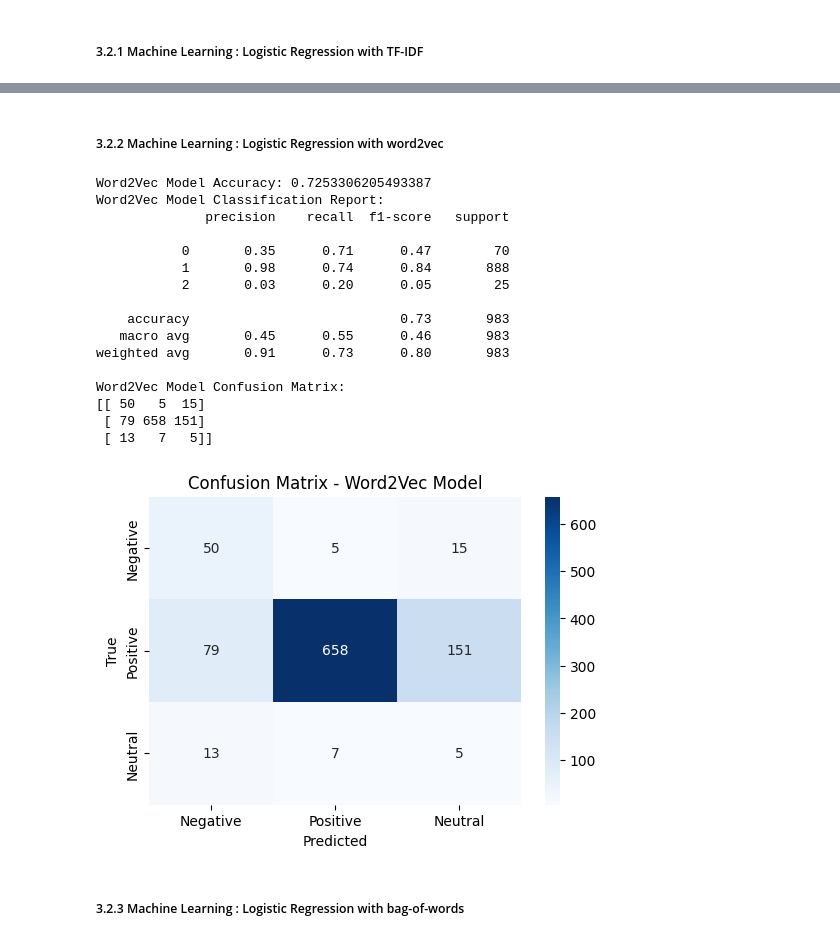
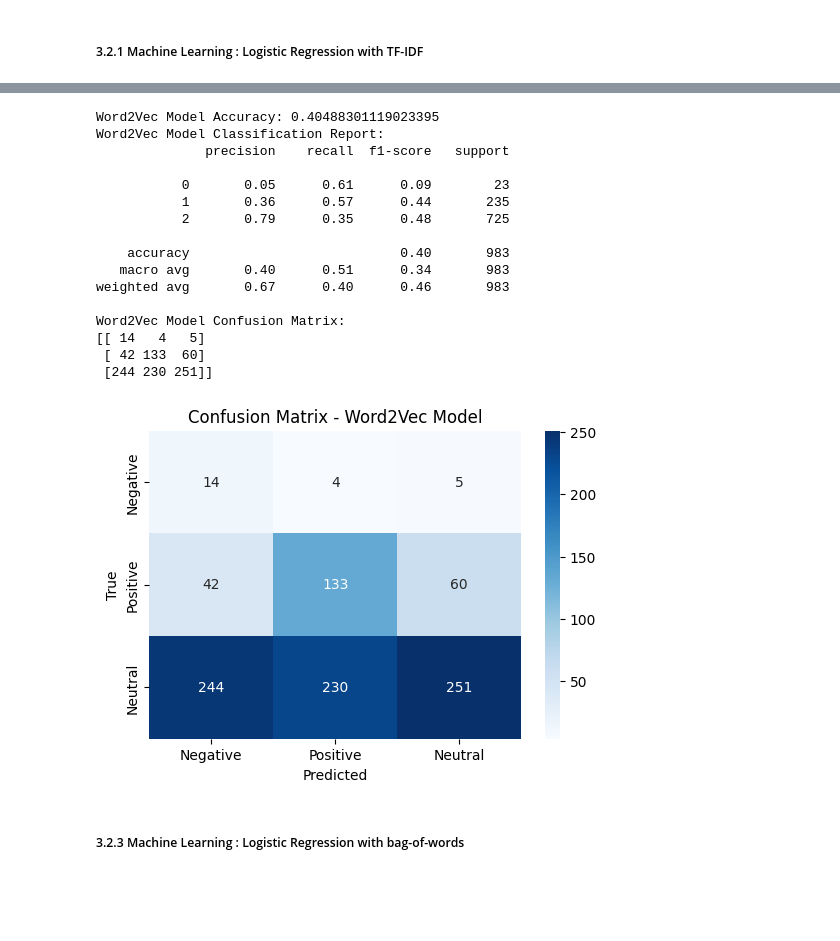
Before and after one commit to Jianting-Selina/CSCN8010_practical_lab, a Jupyter notebook: FinalProjectApplying NLP.ipynb, the cells around one changed output, grey strips where cells are left out. Cells and saved outputs as stored; diff of their text form; code cells hidden in the pictures; blank space fills up the shorter version.

```diff
--- a/FinalProjectApplying NLP.ipynb
+++ b/FinalProjectApplying NLP.ipynb
@@ -606,10 +606,9 @@ X_tfidf = tfidf_features
 
 print(data['sentiment'].unique)
 # Encode sentiment labels
-data['sentiment_encoded'] = data['sentiment'].map({'Positive': 1, 'Negative': 0, 'Neutral': 2})
+data['sentiment_encoded'] = data['sentiment'].map({'positive': 1, 'negative': 0, 'neutral': 2})
 y = data['sentiment_encoded']
-unmapped_values = data[~data['sentiment'].isin(['Positive', 'Negative', 'Neutral'])]
-print(unmapped_values)
+
 
 # Split the data for TF-IDF model
 X_tfidf_train, X_tfidf_test, y_tfidf_train, y_tfidf_test = train_test_split(
@@ -691,5 +720,3 @@ data.head(5)
-# %% [markdown]
-##### 3.2.2 Machine Learning : Logistic Regression with word2vec
 # %%
 from imblearn.over_sampling import SMOTE
 from sklearn.model_selection import train_test_split
@@ -703,7 +730,7 @@ import matplotlib.pyplot as plt
 X_w2v = np.vstack(data['word2vec_embedding'].values)
 
 # Encode 'sentiment' column into numeric labels
-data['sentiment_encoded'] = data['sentiment'].map({'Positive': 1, 'Negative': 0, 'Neutral': 2})
+data['sentiment_encoded'] = data['sentiment'].map({'positive': 1, 'negative': 0, 'neutral': 2})
 y = data['sentiment_encoded']
 
 # Split the data for Word2Vec model
@@ -722,44 +749,44 @@ y_w2v_pred = w2v_model.predict(X_w2v_test)
 
 # Evaluate the Word2Vec model
 w2v_accuracy = accuracy_score(y_w2v_test, y_w2v_pred)
 print(f"Word2Vec Model Accuracy: {w2v_accuracy}")
 
 # Print Classification Report for Word2Vec model
 print("Word2Vec Model Classification Report:")
 print(classification_report(y_w2v_test, y_w2v_pred))
 
 # Compute confusion matrix for Word2Vec model
 w2v_conf_matrix = confusion_matrix(y_w2v_test, y_w2v_pred)
 print("Word2Vec Model Confusion Matrix:")
 print(w2v_conf_matrix)
 
 # Visualize the Word2Vec confusion matrix
 plt.figure(figsize=(6, 4))
 sns.heatmap(w2v_conf_matrix, annot=True, fmt='d', cmap='Blues',
             xticklabels=['Negative', 'Positive', 'Neutral'],
             yticklabels=['Negative', 'Positive', 'Neutral'])
 plt.title('Confusion Matrix - Word2Vec Model')
 plt.xlabel('Predicted')
 plt.ylabel('True')
 plt.show()
 # %% [output]
-Word2Vec Model Accuracy: 0.7253306205493387
+Word2Vec Model Accuracy: 0.40488301119023395
 Word2Vec Model Classification Report:
               precision    recall  f1-score   support
 
-           0       0.35      0.71      0.47        70
-           1       0.98      0.74      0.84       888
-           2       0.03      0.20      0.05        25
+           0       0.05      0.61      0.09        23
+           1       0.36      0.57      0.44       235
+           2       0.79      0.35      0.48       725
 
-    accuracy                           0.73       983
-   macro avg       0.45      0.55      0.46       983
-weighted avg       0.91      0.73      0.80       983
+    accuracy                           0.40       983
+   macro avg       0.40      0.51      0.34       983
+weighted avg       0.67      0.40      0.46       983
 
 Word2Vec Model Confusion Matrix:
-[[ 50   5  15]
- [ 79 658 151]
- [ 13   7   5]]
+[[ 14   4   5]
+ [ 42 133  60]
+ [244 230 251]]
-[figure, old version]
+[figure, new version]
 # %% [markdown]
 ##### 3.2.3 Machine Learning : Logistic Regression with bag-of-words
 # %%
```
Also changed, not shown: parts of 9 cells of this notebook.
